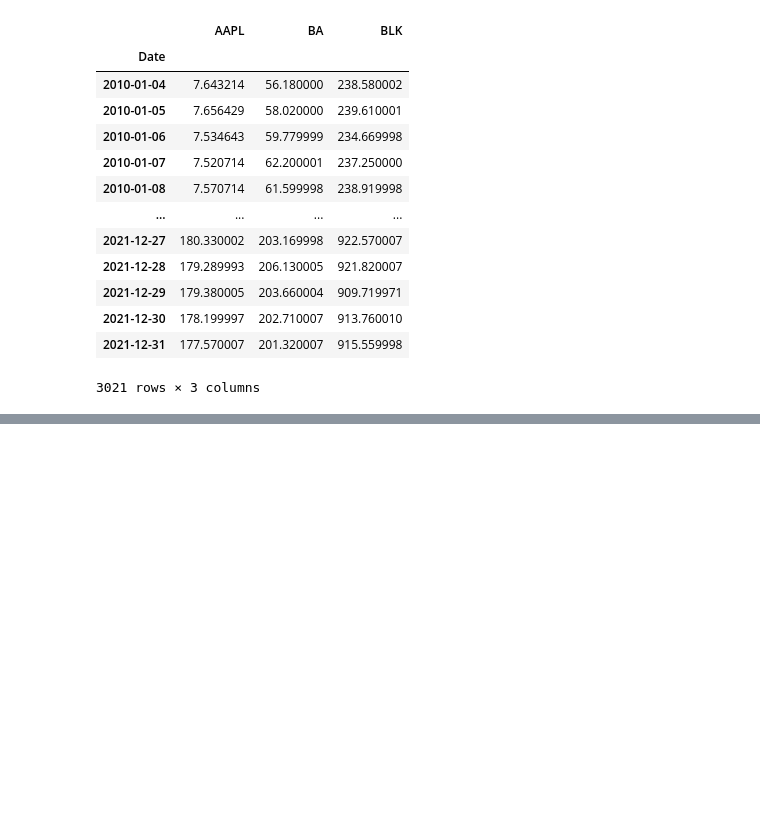
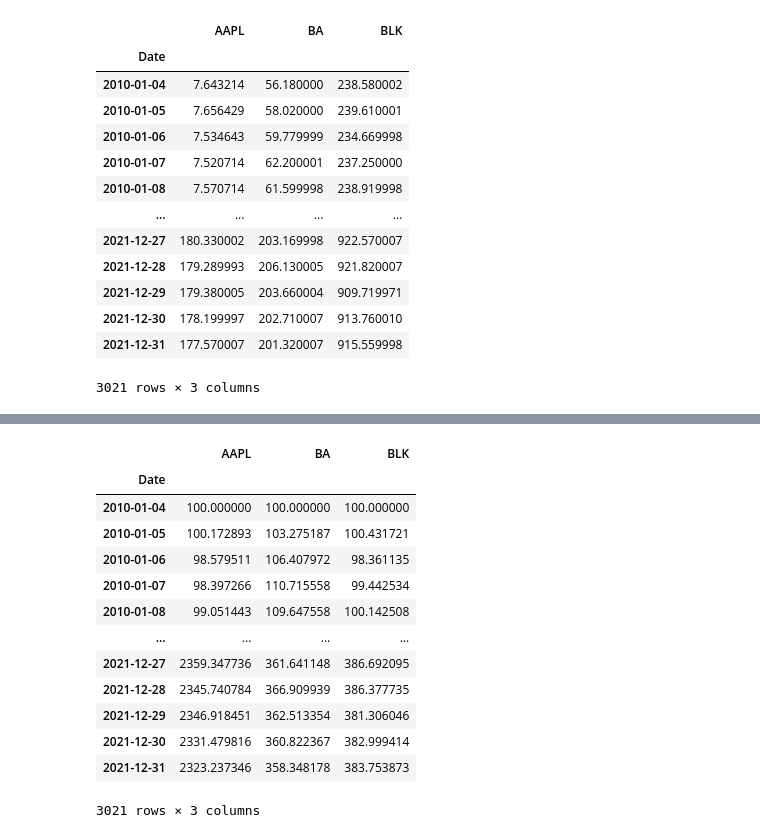
Before and after one commit to phil-debug/Algorithmic-Trading-Project, a Jupyter notebook: Algorithmic_Trading_Project.ipynb, the cells around one changed output, grey strips where cells are left out. Drawn from its saved outputs; the diff is of its cells as text; code cells hidden in the pictures; blank space fills up the shorter version.

```diff
--- a/Algorithmic_Trading_Project.ipynb
+++ b/Algorithmic_Trading_Project.ipynb
@@ -239,0 +275,17 @@ close
+# %%
+close.div(close.iloc[0]).mul(100)
+# %% [output]
+|  | AAPL | BA | BLK |
+| Date |  |  |  |
+| 2010-01-04 | 100.000000 | 100.000000 | 100.000000 |
+| 2010-01-05 | 100.172893 | 103.275187 | 100.431721 |
+| 2010-01-06 | 98.579511 | 106.407972 | 98.361135 |
+| 2010-01-07 | 98.397266 | 110.715558 | 99.442534 |
+| 2010-01-08 | 99.051443 | 109.647558 | 100.142508 |
+| ... | ... | ... | ... |
+| 2021-12-27 | 2359.347736 | 361.641148 | 386.692095 |
+| 2021-12-28 | 2345.740784 | 366.909939 | 386.377735 |
+| 2021-12-29 | 2346.918451 | 362.513354 | 381.306046 |
+| 2021-12-30 | 2331.479816 | 360.822367 | 382.999414 |
+| 2021-12-31 | 2323.237346 | 358.348178 | 383.753873 |
+3021 rows × 3 columns
```
Also changed, not shown: parts of 8 cells of this notebook.
